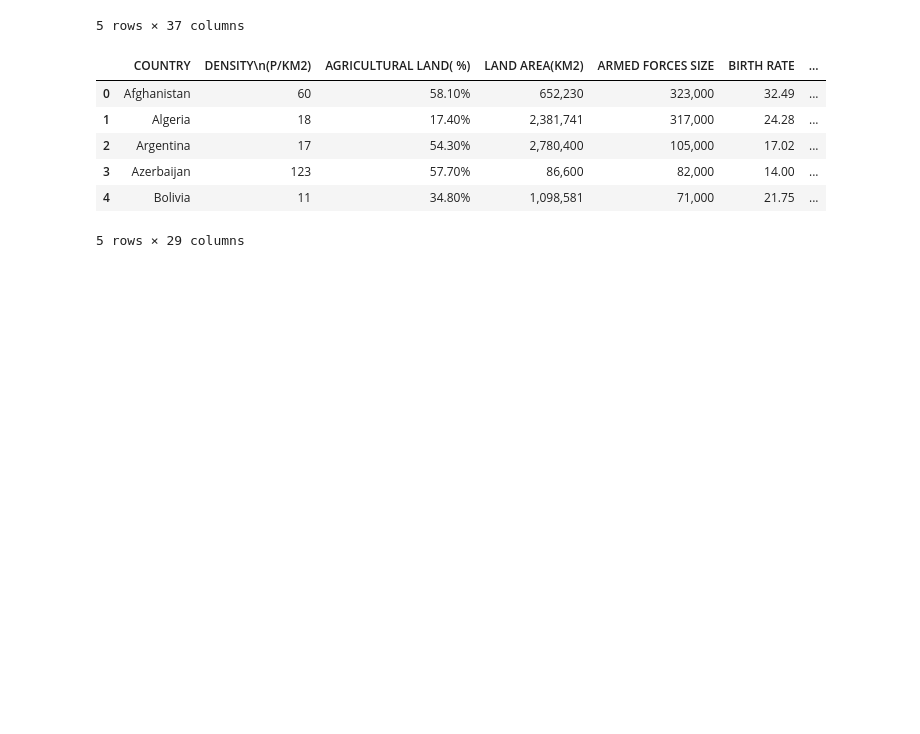
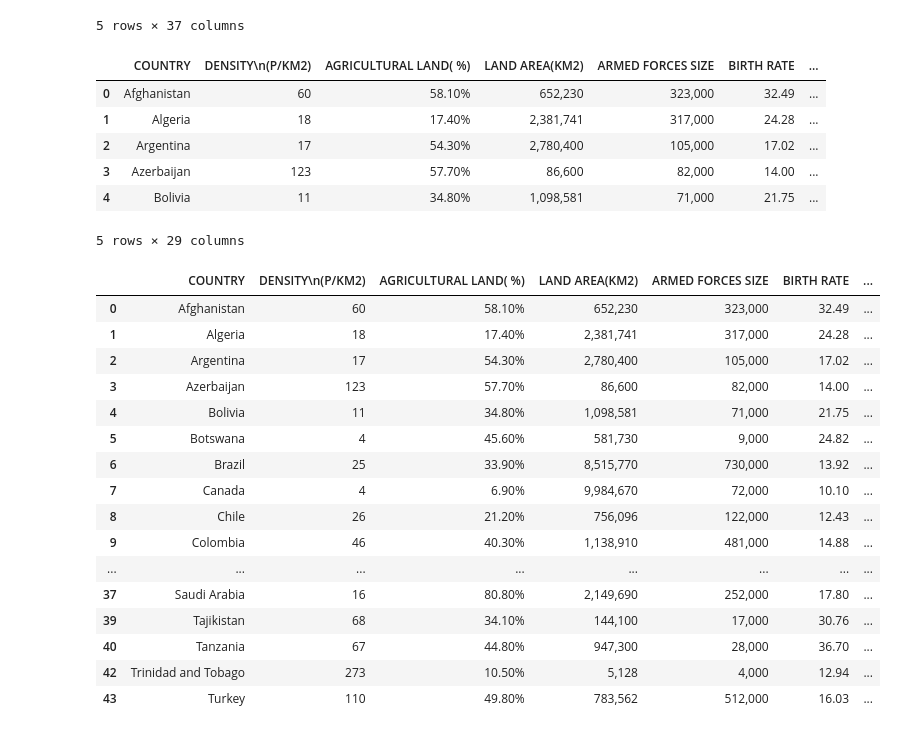
Before and after one commit to pbrar17/Global-Insights-, a Jupyter notebook: GP/project.ipynb, the cells around one changed output. Cells and saved outputs as stored; diff of their text form; code cells hidden in the pictures; blank space fills up the shorter version.

Commit message:
added column setting

```diff
--- a/GP/project.ipynb
+++ b/GP/project.ipynb
@@ -1,9 +1,9 @@
 # %%
 import pandas as pd
 
-dataSetA = pd.read_csv('GP/world.csv')
-dataSetB = pd.read_csv('GP/vacs.csv')
-dataSetC = pd.read_csv('GP/earthquake_1995-2023.csv')
+dataSetA = pd.read_csv('world.csv')
+dataSetB = pd.read_csv('vacs.csv')
+dataSetC = pd.read_csv('earthquake_1995-2023.csv')
 
 # selected_columns = df.loc[:, ['Column1', 'Column2', 'Column3']]
 
@@ -44,3 +44,24 @@ m5_filtered.head()
 | 3 | Azerbaijan | 123 | 57.70% | 86,600 | 82,000 | 14.00 | ... |
 | 4 | Bolivia | 11 | 34.80% | 1,098,581 | 71,000 | 21.75 | ... |
 5 rows × 29 columns
+# %%
+pd.set_option('display.max_columns', None)
+m5_filtered
+# %% [output]
+|  | COUNTRY | DENSITY\n(P/KM2) | AGRICULTURAL LAND( %) | LAND AREA(KM2) | ARMED FORCES SIZE | BIRTH RATE | ... |
+| 0 | Afghanistan | 60 | 58.10% | 652,230 | 323,000 | 32.49 | ... |
+| 1 | Algeria | 18 | 17.40% | 2,381,741 | 317,000 | 24.28 | ... |
+| 2 | Argentina | 17 | 54.30% | 2,780,400 | 105,000 | 17.02 | ... |
+| 3 | Azerbaijan | 123 | 57.70% | 86,600 | 82,000 | 14.00 | ... |
+| 4 | Bolivia | 11 | 34.80% | 1,098,581 | 71,000 | 21.75 | ... |
+| 5 | Botswana | 4 | 45.60% | 581,730 | 9,000 | 24.82 | ... |
+| 6 | Brazil | 25 | 33.90% | 8,515,770 | 730,000 | 13.92 | ... |
+| 7 | Canada | 4 | 6.90% | 9,984,670 | 72,000 | 10.10 | ... |
+| 8 | Chile | 26 | 21.20% | 756,096 | 122,000 | 12.43 | ... |
+| 9 | Colombia | 46 | 40.30% | 1,138,910 | 481,000 | 14.88 | ... |
+| ... | ... | ... | ... | ... | ... | ... | ... |
+| 37 | Saudi Arabia | 16 | 80.80% | 2,149,690 | 252,000 | 17.80 | ... |
+| 39 | Tajikistan | 68 | 34.10% | 144,100 | 17,000 | 30.76 | ... |
+| 40 | Tanzania | 67 | 44.80% | 947,300 | 28,000 | 36.70 | ... |
+| 42 | Trinidad and Tobago | 273 | 10.50% | 5,128 | 4,000 | 12.94 | ... |
+| 43 | Turkey | 110 | 49.80% | 783,562 | 512,000 | 16.03 | ... |
```
